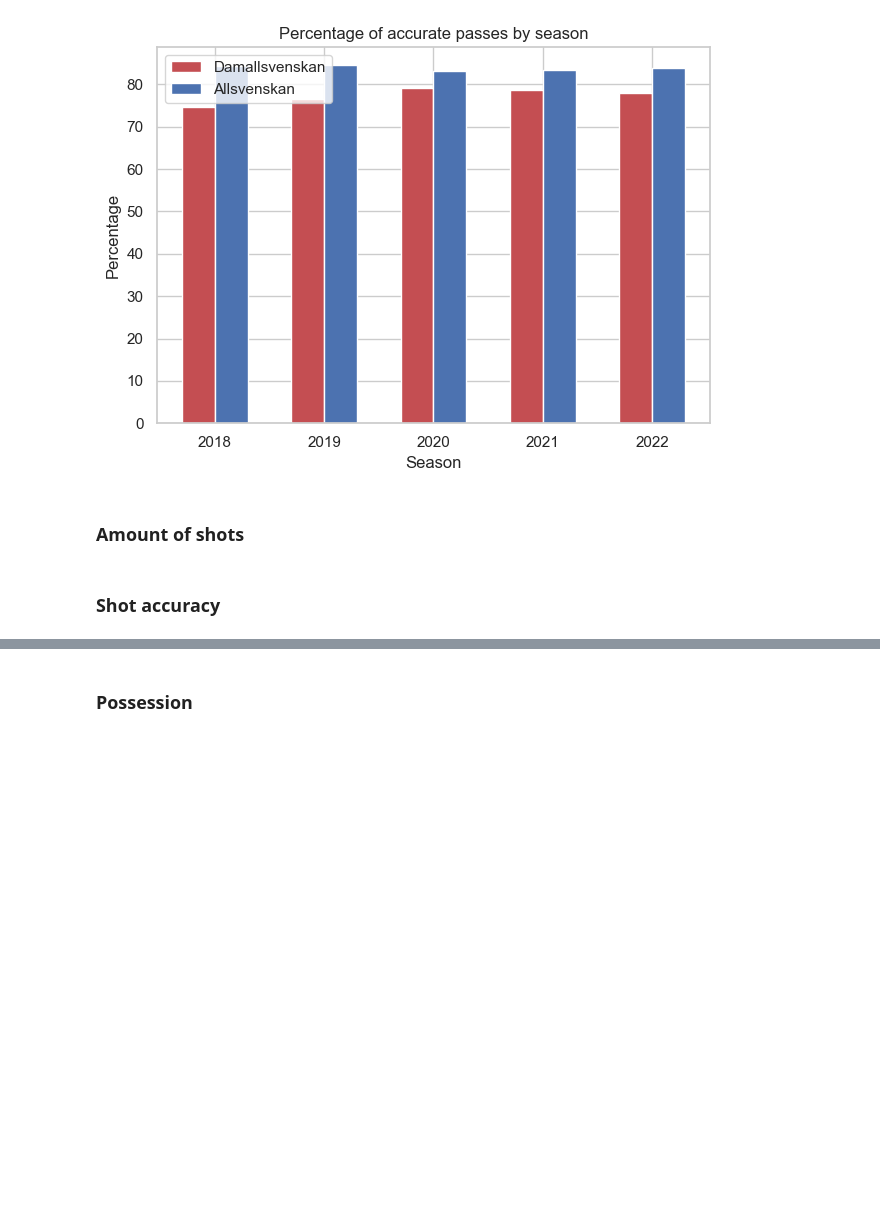
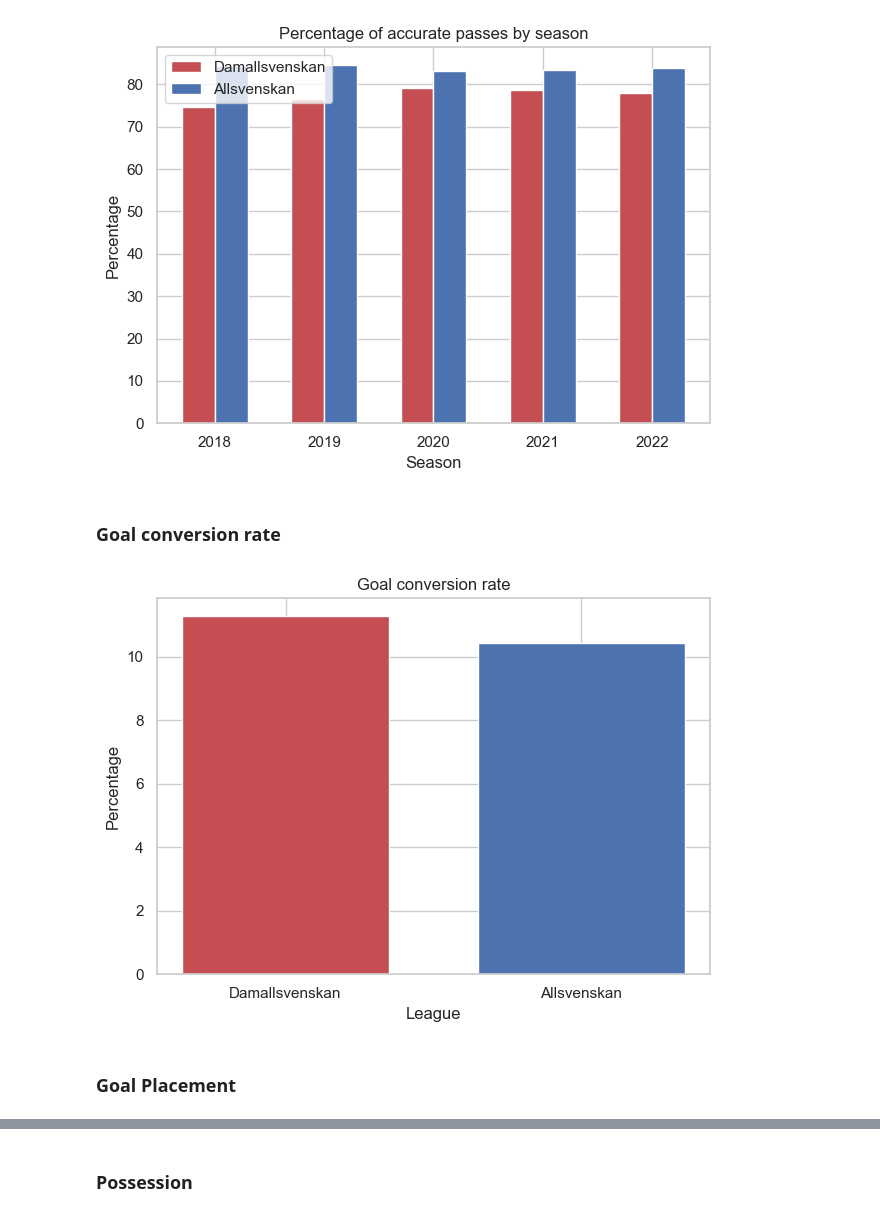
Before and after one commit to G4din/Examensarbete-PlaymakerAI, a Jupyter notebook: simple_stats.ipynb, the cells around one changed output, grey strips where cells are left out. Cells and saved outputs as stored; diff of their text form; code cells hidden in the pictures; blank space fills up the shorter version.

Commit message:
goal conversion plot

```diff
--- a/simple_stats.ipynb
+++ b/simple_stats.ipynb
@@ -16,12 +16,14 @@ damallsvenskan2019_df = pd.read_csv('csv/damallsvenskan2019.csv')
 damallsvenskan2020_df = pd.read_csv('csv/damallsvenskan2020.csv')
 damallsvenskan2021_df = pd.read_csv('csv/damallsvenskan2021.csv')
 damallsvenskan2022_df = pd.read_csv('csv/damallsvenskan2022.csv')
+damallsvenskan_all_df = pd.read_csv('csv/damallsvenskan_all.csv')
 
 allsvenskan2018_df = pd.read_csv('csv/allsvenskan2018.csv')
 allsvenskan2019_df = pd.read_csv('csv/allsvenskan2019.csv')
 allsvenskan2020_df = pd.read_csv('csv/allsvenskan2020.csv')
 allsvenskan2021_df = pd.read_csv('csv/allsvenskan2021.csv')
 allsvenskan2022_df = pd.read_csv('csv/allsvenskan2022.csv')
+allsvenskan_all_df = pd.read_csv('csv/allsvenskan_all.csv')
 # %% [markdown]
 ## Simple Statistics
 # %% [markdown]
@@ -168,7 +170,51 @@ plt.tight_layout()
 plt.show()
 # %% [output]
 [figure]
-# %% [markdown]
-### Amount of shots
-# %% [markdown]
-### Shot accuracy
+# %% [markdown]
+### Goal conversion rate
+# %%
+# Count the number of shots in total for all teams for each season
+shot_count_damallsvenskan =  damallsvenskan_all_df[damallsvenskan_all_df['action'] == 'Shot'].shape[0]
+# Count all the times that a row has the event 'Shot' and the row beneath it has the event 'Goal'
+goal_count_damallsvenskan = 0
+for i in range(len(damallsvenskan_all_df) - 1):
+    if damallsvenskan_all_df.iloc[i]['action'] == 'Shot' and damallsvenskan_all_df.iloc[i+1]['action'] == 'Goal':
+        goal_count_damallsvenskan += 1
+# Goal conversion rate
+goal_conversion_rate_damallsvenskan = goal_count_damallsvenskan / shot_count_damallsvenskan * 100
+
+# Same with Allsvenskan
+shot_count_allsvenskan = allsvenskan_all_df[allsvenskan_all_df['action'] == 'Shot'].shape[0]
+goal_count_allsvenskan = 0
+for i in range(len(allsvenskan_all_df) - 1):
+    if allsvenskan_all_df.iloc[i]['action'] == 'Shot' and allsvenskan_all_df.iloc[i+1]['action'] == 'Goal':
+        goal_count_allsvenskan += 1
+goal_conversion_rate_allsvenskan = goal_count_allsvenskan / shot_count_allsvenskan * 100
+# %%
+# Plot the data
+sns.set_style("whitegrid")
+fig, ax = plt.subplots()
+index = np.array([0, 1])
+bar_width = 0.7
+opacity = 1
+
+rects1 = plt.bar(index[0], goal_conversion_rate_damallsvenskan, bar_width,
+                alpha=opacity,
+                color='r',
+                label='Damallsvenskan')
+
+rects2 = plt.bar(index[1], goal_conversion_rate_allsvenskan, bar_width,
+                alpha=opacity,
+                color='b',
+                label='Allsvenskan')
+
+plt.xlabel('League')
+plt.ylabel('Percentage')
+plt.title('Goal conversion rate')
+plt.xticks(index, ('Damallsvenskan', 'Allsvenskan'))
+plt.tight_layout()
+plt.show()
+# %% [output]
+[figure, added]
+# %% [markdown]
+### Goal Placement
```
Also changed, not shown: parts of 2 cells of this notebook.
